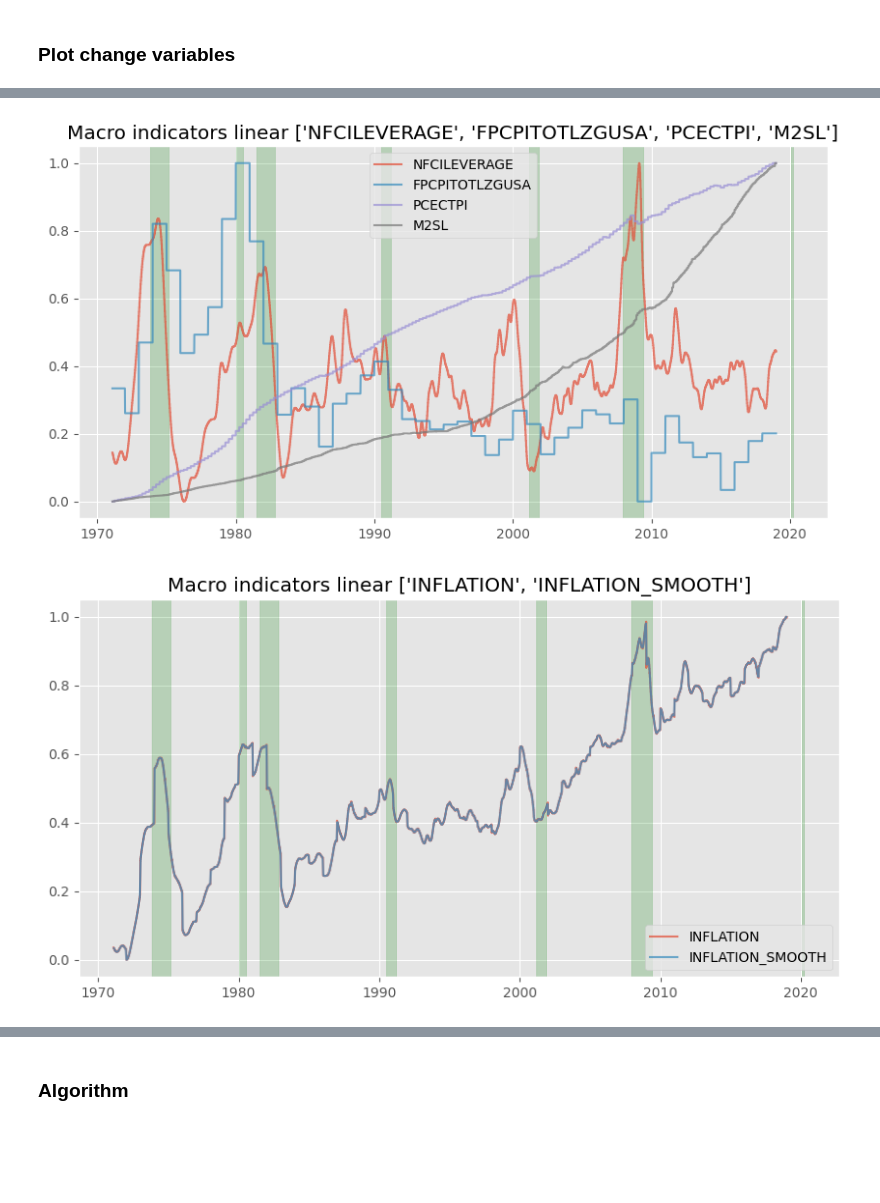
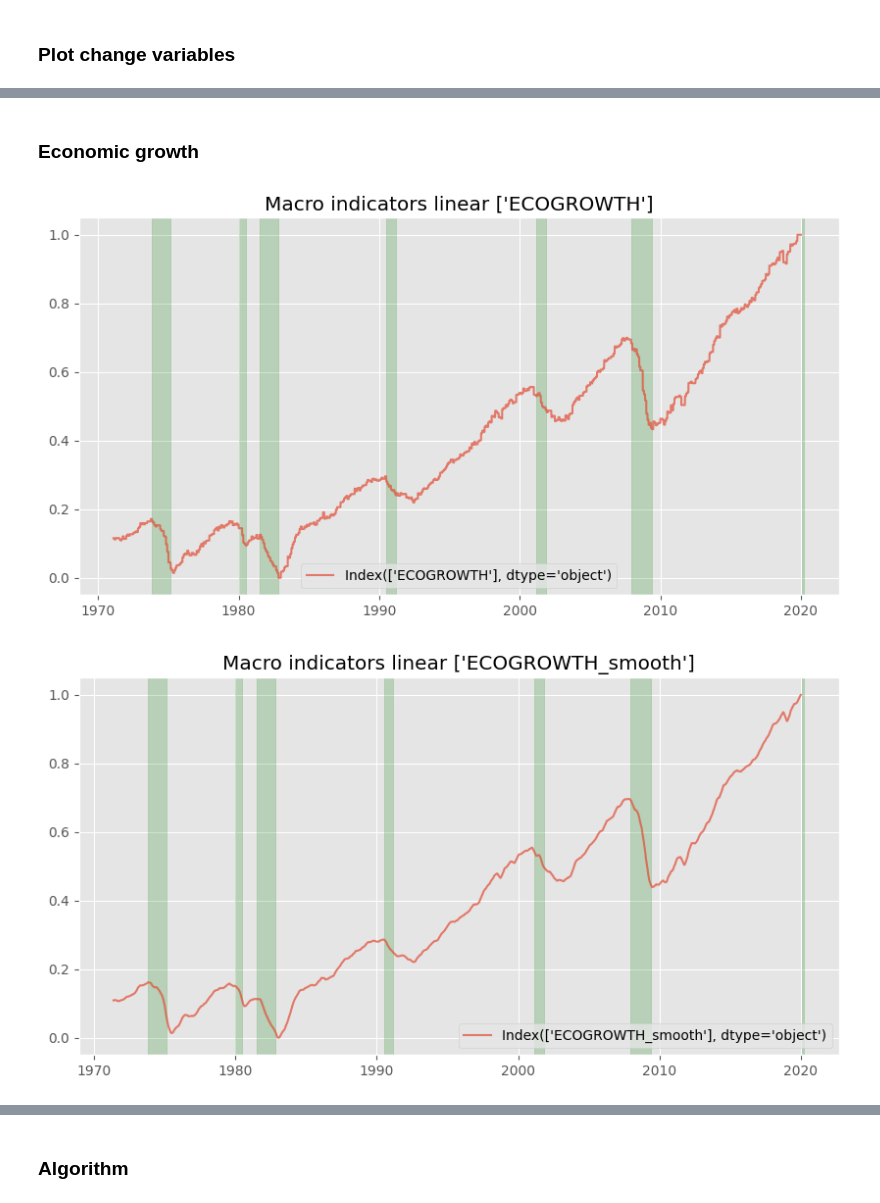
Before and after one commit to piegarroni/markets-time-series-forecasting, a Jupyter notebook: macroeco_situation.ipynb, the cells around one changed output, grey strips where cells are left out. Drawn from its saved outputs; the diff is of its cells as text; code cells hidden in the pictures; blank space fills up the shorter version.

```diff
--- a/macroeco_situation.ipynb
+++ b/macroeco_situation.ipynb
@@ -572,20 +473,35 @@ DATE
-# %%
-#plot inflation variable all together
-
-
-
-# SUM WONT WORK
-#df_merged['ECOGROWTH'] = df_merged['GDP_change'].astype(int) * df_merged['-UNRATE'].astype(int) * pd.to_numeric(df_merged['BOGZ1FL073164003Q']).astype(int)
-
-df_merged['INFLATION'] = df_merged['PCECTPI'] +df_merged['M2SL'] + df_merged['FPCPITOTLZGUSA']  + df_merged['NFCILEVERAGE']
-
-
-#plot_var(df_merged[['BOGZ1FL073164003Q',  '-UNRATE', 'GDP']])
-plot_var(df_merged[['NFCILEVERAGE',  'FPCPITOTLZGUSA', 'PCECTPI', 'M2SL']])
-
-df_merged['INFLATION_SMOOTH'] = df_merged['INFLATION'].rolling(window=15, win_type='gaussian', center=True).mean(std=5)
-
-plot_var(df_merged[['INFLATION', 'INFLATION_SMOOTH']])
-# %% [output]
-[figure, removed]
-[figure, removed]
+# %% [markdown]
+### Economic growth
+# %%
+#plot economical growth variable NORMAL
+
+# create variable - unemployment rate
+df_merged['-UNRATE'] = -df_merged['UNRATE']
+
+
+#df_merged= df_merged.fillna(0)
+#df_merged= df_merged.replace(".", 0)
+
+# convert to numeric
+#df_merged['BOGZ1FL073164003Q'] = pd.to_numeric(df_merged['BOGZ1FL073164003Q'])
+
+#exclude covid recession
+df_merged = df_merged.loc[df_merged.index < "01-01-2020"]
+
+#scale
+df_scaled = scaler(df_merged)
+
+# create economic growth variable by summing the different factors
+df_scaled['ECOGROWTH'] = df_scaled['-UNRATE'] + df_scaled['GDP'] +df_scaled['BOGZ1FL073164003Q']  + df_scaled['GNP']
+
+
+# plot new variable
+plot_var(df_scaled[['ECOGROWTH']])
+
+# smooth variable and replot it
+#df_merged['ECOGROWTH_smooth'] = df_merged['ECOGROWTH'].rolling(window=100, win_type='gaussian', center=True).mean(std=5)
+df_scaled['ECOGROWTH_smooth'] = df_scaled['ECOGROWTH'].rolling(window=75).mean()
+plot_var(df_scaled[['ECOGROWTH_smooth']])
+# %% [output]
+[figure, added]
+[figure, added]
```
Also changed, not shown: parts of 53 cells of this notebook, 5 other files.
